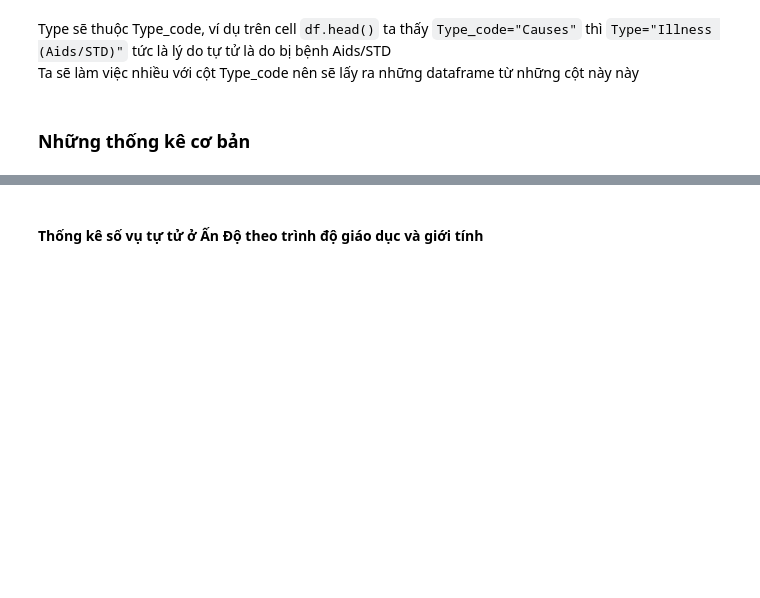
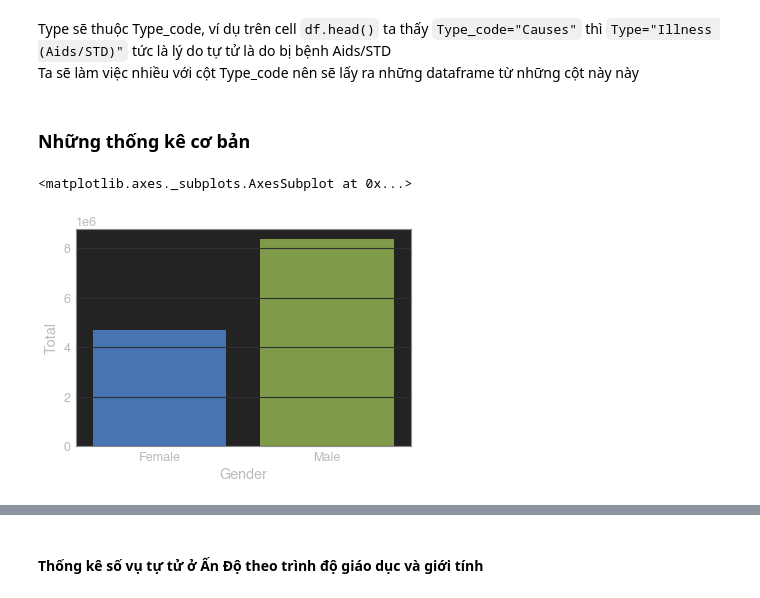
Before and after one commit to minhtamos/DataScienceFinalProject, a Jupyter notebook: 1712746-NguyenMinhTam.ipynb, the cells around one changed output, grey strips where cells are left out. Saved outputs shown, nothing was run; the diff lists cells and outputs as text; code cells hidden in the pictures; blank space fills up the shorter version.

Commit message:
comparing gender, age, state and see year trending

```diff
--- a/1712746-NguyenMinhTam.ipynb
+++ b/1712746-NguyenMinhTam.ipynb
@@ -105,3 +105,9 @@ profDf = df[df['Type_code']=='Professional_Profile']
 socialDf = df[df['Type_code']=='Social_Status']
 # %% [markdown]
 ### Những thống kê cơ bản
+# %%
+genderDf = df.groupby('Gender', as_index=False).sum()
+sns.barplot(x='Gender',y='Total',data=genderDf)
+# %% [output]
+<matplotlib.axes._subplots.AxesSubplot at 0x...>
+[figure, added]
```
Also changed, not shown: parts of 11 cells of this notebook.
